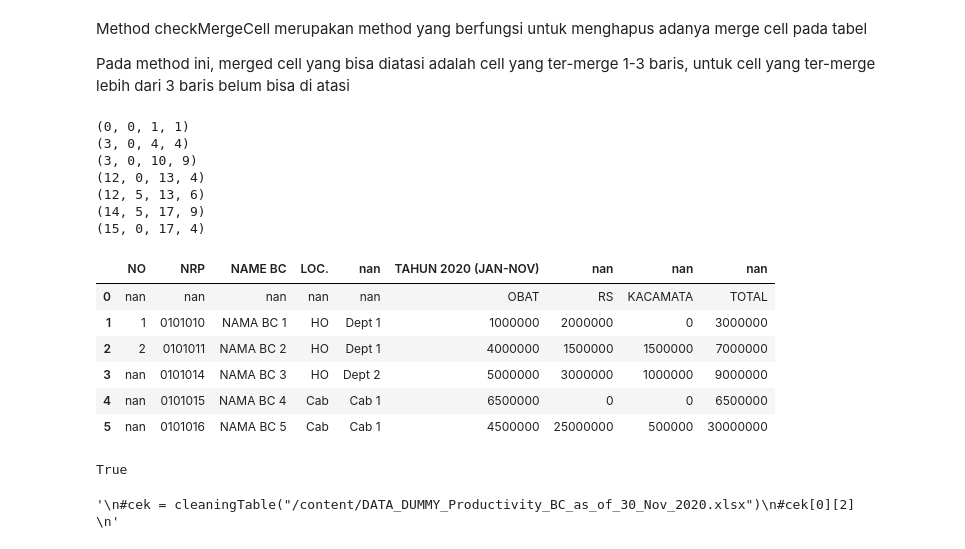
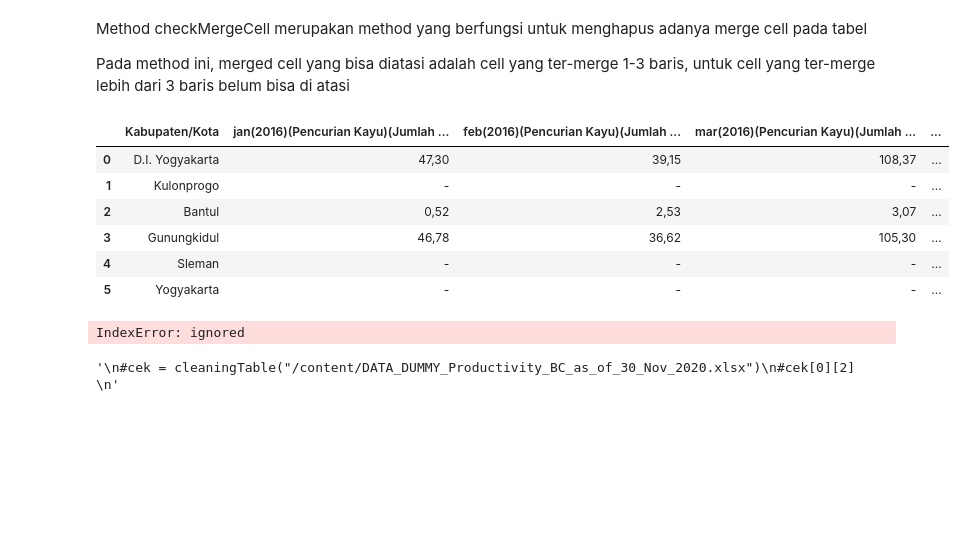
Before and after one commit to luqmanrofifm/Excel_Table_Automation, a Jupyter notebook: ExcelAutomation.ipynb, the cells around one changed output. Drawn from its saved outputs; the diff is of its cells as text; code cells hidden in the pictures; blank space fills up the shorter version.

Commit message:
repair check merge function and add cek non table function

```diff
--- a/ExcelAutomation.ipynb
+++ b/ExcelAutomation.ipynb
@@ -40,7 +40,6 @@ def cleaningTable(data_path):
 
 
     #========delete those that are not tables
-
     list_clean_parsing = []
     for i in list_data:
       temporary = []
@@ -97,25 +96,25 @@ def cleaningTable(data_path):
           temporary.append(y)
       list_table.append(temporary)
 
-    #for i in list_table:
-    #  for index,y in enumerate(i):
-    #    i[index] = checkMergedCell(y)
+    for i in list_table:
+      for index,y in enumerate(i):
+        i[index] = checkMergedCell(y)
 
-    #list_table_result = []
-    #for i in list_data_nonDuplicate:
-    #  temporary = []
-    #  for y in i:
-    #    table = np.array(y.T.reset_index().values.T.tolist())
-    #    if (isItTable(table,1)):
-    #      temporary.append(y)
-    #  list_table_result.append(temporary)
+    list_table_result = []
+    for i in list_table:
+      temporary = []
+      for y in i:
+        table = np.array(y.T.reset_index().values.T.tolist())
+        if (isItTable(table,1)):
+          temporary.append(y)
+      list_table_result.append(temporary)
     #return list_clean_parsing
 
     #return list_data
 
     #return list_data_nonDuplicate
 
-    return list_table
+    return list_table_result
 
     #return list_clean_parsing
 # %% [markdown]
@@ -658,31 +880,31 @@ def findIndexMergedCell(duplicateIndex, index):
         if (index > duplicateIndex[i]):
           return duplicateIndex[i]
 # %%
-coba = cleaningTable('/content/DATA_DUMMY_MEDICAL_-_RS_-_KM_-_Januari_2020_s_d_November_2020.xlsx')
+coba = cleaningTable('/content/data cek marge 4 layer.xlsx')
 coba[0][0]
 # %% [output]
-(0, 0, 1, 1)
-(3, 0, 4, 4)
-(3, 0, 10, 9)
-(12, 0, 13, 4)
-(12, 5, 13, 6)
-(14, 5, 17, 9)
-(15, 0, 17, 4)
-|  | NO | NRP | NAME BC | LOC. | nan | TAHUN 2020 (JAN-NOV) | nan | nan | nan |
-| 0 | nan | nan | nan | nan | nan | OBAT | RS | KACAMATA | TOTAL |
-| 1 | 1 | 0101010 | NAMA BC 1 | HO | Dept 1 | 1000000 | 2000000 | 0 | 3000000 |
-| 2 | 2 | 0101011 | NAMA BC 2 | HO | Dept 1 | 4000000 | 1500000 | 1500000 | 7000000 |
-| 3 | nan | 0101014 | NAMA BC 3 | HO | Dept 2 | 5000000 | 3000000 | 1000000 | 9000000 |
-| 4 | nan | 0101015 | NAMA BC 4 | Cab | Cab 1 | 6500000 | 0 | 0 | 6500000 |
-| 5 | nan | 0101016 | NAMA BC 5 | Cab | Cab 1 | 4500000 | 25000000 | 500000 | 30000000 |
+|  | Kabupaten/Kota | jan(2016)(Pencurian Kayu)(Jumlah ... | feb(2016)(Pencurian Kayu)(Jumlah ... | mar(2016)(Pencurian Kayu)(Jumlah ... | ... |
+| 0 | D.I. Yogyakarta | 47,30 | 39,15 | 108,37 | ... |
+| 1 | Kulonprogo | - | - | - | ... |
+| 2 | Bantul | 0,52 | 2,53 | 3,07 | ... |
+| 3 | Gunungkidul | 46,78 | 36,62 | 105,30 | ... |
+| 4 | Sleman | - | - | - | ... |
+| 5 | Yogyakarta | - | - | - | ... |
 # %%
-tes = np.array(coba[0][0].T.reset_index().values.T.tolist())
+#tes = np.array(coba[3][1].T.reset_index().values.T.tolist())
 
-matchingRow3Layer(tes[0,:], tes[1,:], tes[2,:])
+#for i in range(tes.shape[0]):
+#  for y in range(tes.shape[1]):
+#    if (tes[i,y] == None or tes[i,y] == 'NaN' or tes[i,y] == 'nan'):
+#      continue
+#    else:
+#      print('halo')
+#matchingRow3Layer(tes[0,:], tes[1,:], tes[2,:])
 #tes = similarityTable(coba[0][0], coba[0][1])
 #print(tes)
+print(removeNoneTable(coba[0][0]))
 # %% [output]
-True
+IndexError: ignored
 # %%
 '''
 #cek = cleaningTable("/content/DATA_DUMMY_Productivity_BC_as_of_30_Nov_2020.xlsx")
```
Also changed, not shown: parts of 4 cells of this notebook.
